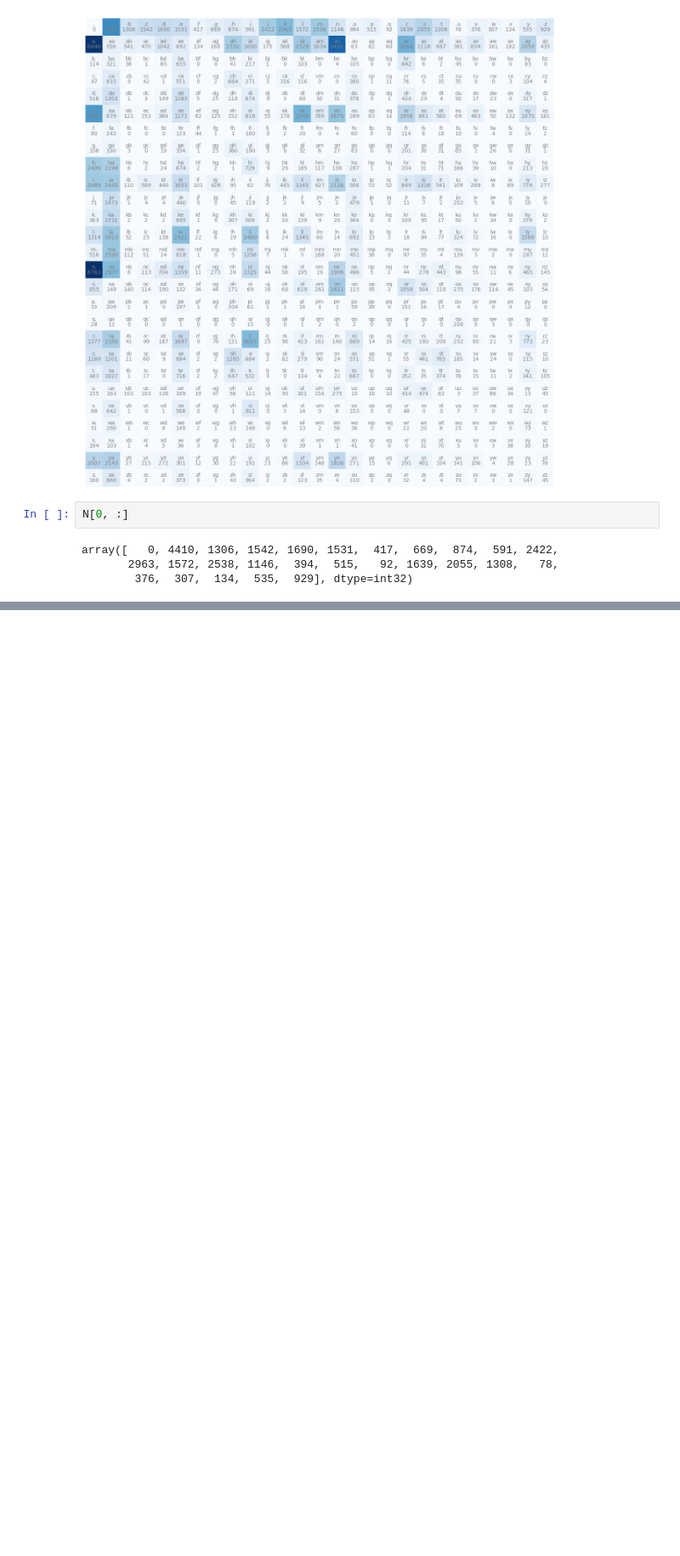
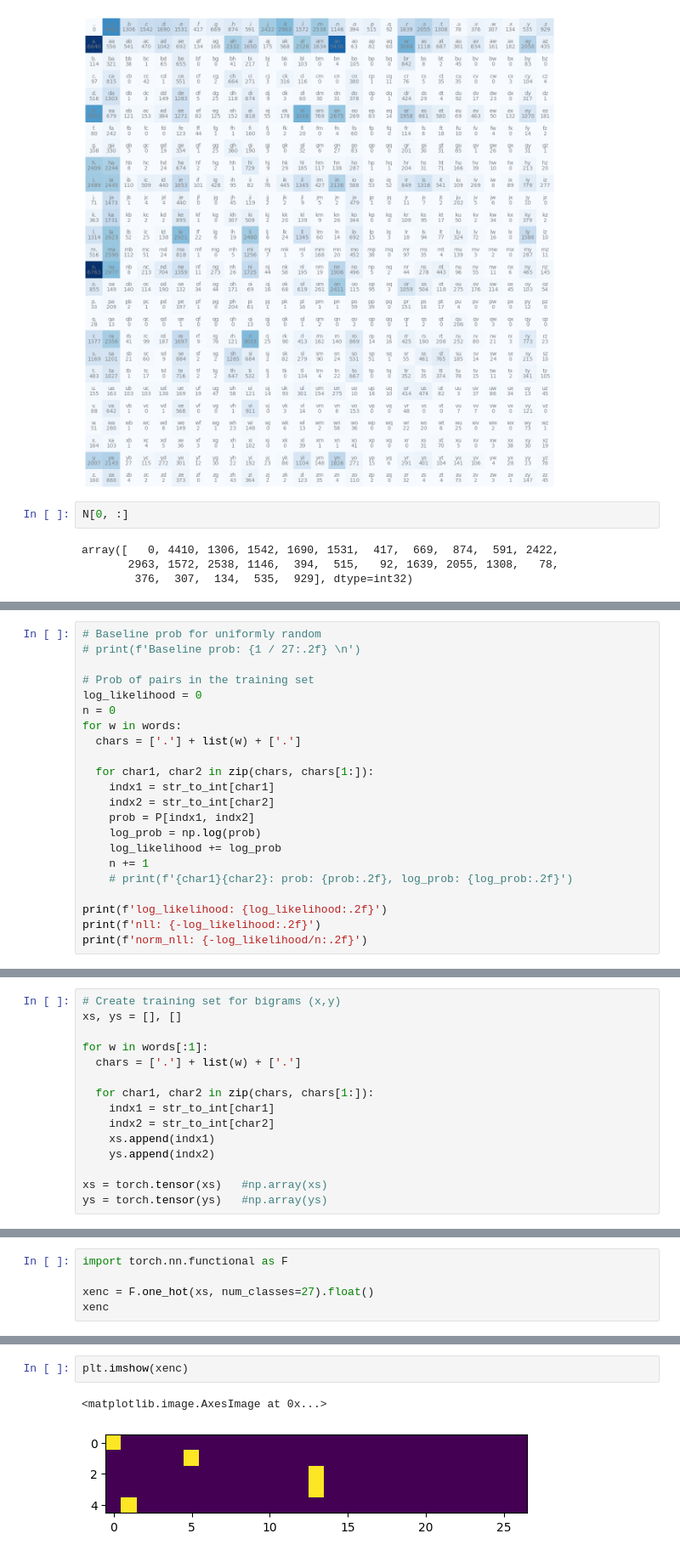
Before and after one commit to AlirezaAhadipour/Micrograd, a Jupyter notebook: makemore.ipynb, the cells around one changed output, grey strips where cells are left out. Shown at 85% size. Cells and saved outputs as stored; diff of their text form; blank space fills up the shorter version.

```diff
--- a/makemore.ipynb
+++ b/makemore.ipynb
@@ -204,0 +225,22 @@ ayayanicana.
+# %%
+# Baseline prob for uniformly random
+# print(f'Baseline prob: {1 / 27:.2f} \n')
+
+# Prob of pairs in the training set
+log_likelihood = 0
+n = 0
+for w in words:
+  chars = ['.'] + list(w) + ['.']
+
+  for char1, char2 in zip(chars, chars[1:]):
+    indx1 = str_to_int[char1]
+    indx2 = str_to_int[char2]
+    prob = P[indx1, indx2]
+    log_prob = np.log(prob)
+    log_likelihood += log_prob
+    n += 1
+    # print(f'{char1}{char2}: prob: {prob:.2f}, log_prob: {log_prob:.2f}')
+
+print(f'log_likelihood: {log_likelihood:.2f}')
+print(f'nll: {-log_likelihood:.2f}')
+print(f'norm_nll: {-log_likelihood/n:.2f}')
@@ -204,0 +255,15 @@ ayayanicana.
+# %%
+# Create training set for bigrams (x,y)
+xs, ys = [], []
+
+for w in words[:1]:
+  chars = ['.'] + list(w) + ['.']
+
+  for char1, char2 in zip(chars, chars[1:]):
+    indx1 = str_to_int[char1]
+    indx2 = str_to_int[char2]
+    xs.append(indx1)
+    ys.append(indx2)
+
+xs = torch.tensor(xs)   #np.array(xs)
+ys = torch.tensor(ys)   #np.array(ys)
@@ -204,0 +274,5 @@ ayayanicana.
+# %%
+import torch.nn.functional as F
+
+xenc = F.one_hot(xs, num_classes=27).float()
+xenc
@@ -204,0 +290,5 @@ ayayanicana.
+# %%
+plt.imshow(xenc)
+# %% [output]
+<matplotlib.image.AxesImage at 0x...>
+[figure, added]
```
Also changed, not shown: parts of 14 cells of this notebook.
